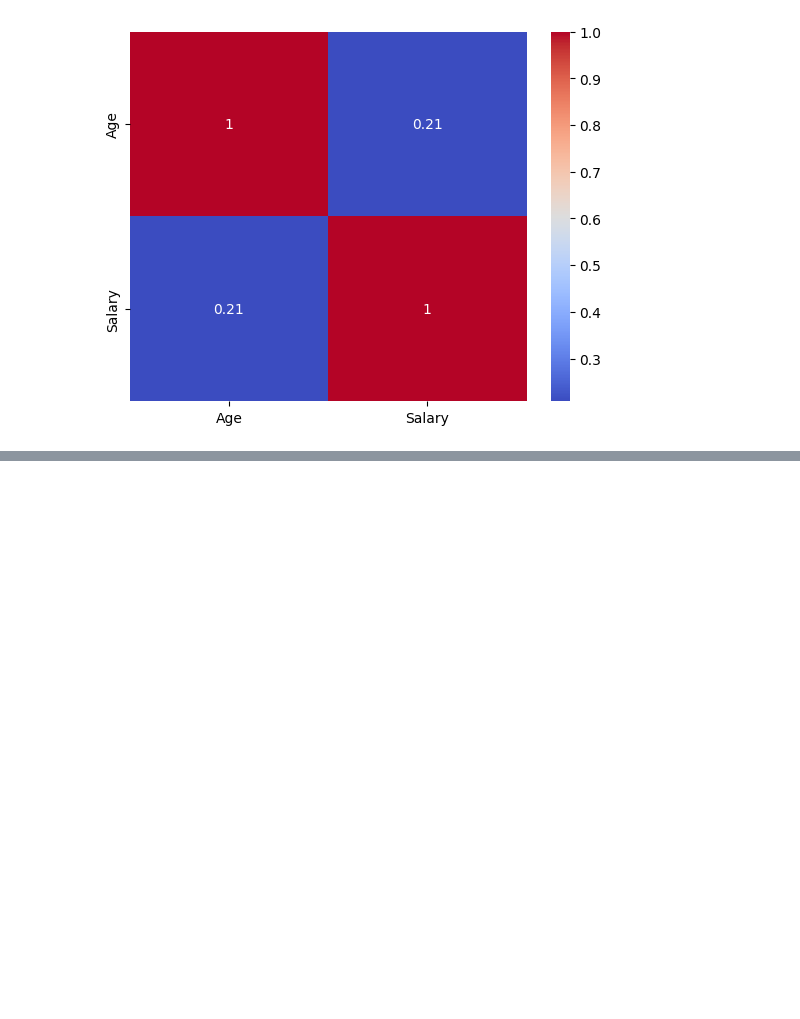
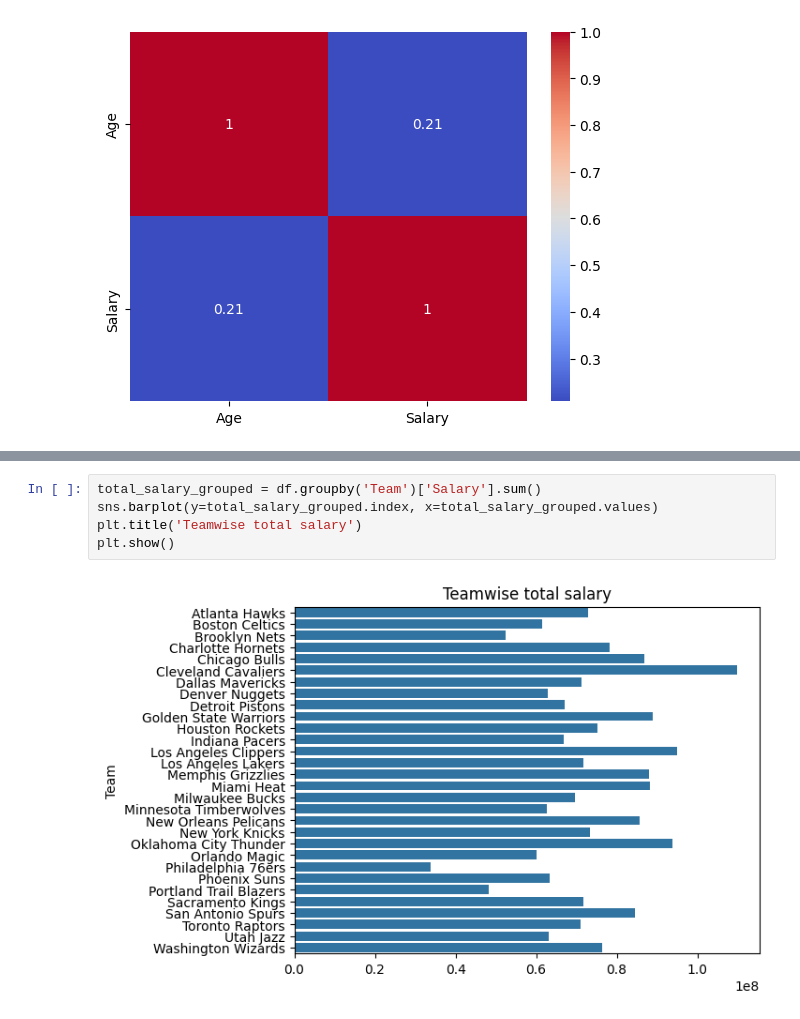
Before and after one commit to PmCoder26/green-ai-project, a Jupyter notebook: src/day_3_2.ipynb, the cells around one changed output, grey strips where cells are left out. Drawn from its saved outputs; the diff is of its cells as text; blank space fills up the shorter version.

```diff
--- a/src/day_3_2.ipynb
+++ b/src/day_3_2.ipynb
@@ -103,0 +115,7 @@ plt.show()
+# %%
+total_salary_grouped = df.groupby('Team')['Salary'].sum()
+sns.barplot(y=total_salary_grouped.index, x=total_salary_grouped.values)
+plt.title('Teamwise total salary')
+plt.show()
+# %% [output]
+[figure, added]
```
Also changed, not shown: parts of 5 cells of this notebook.
